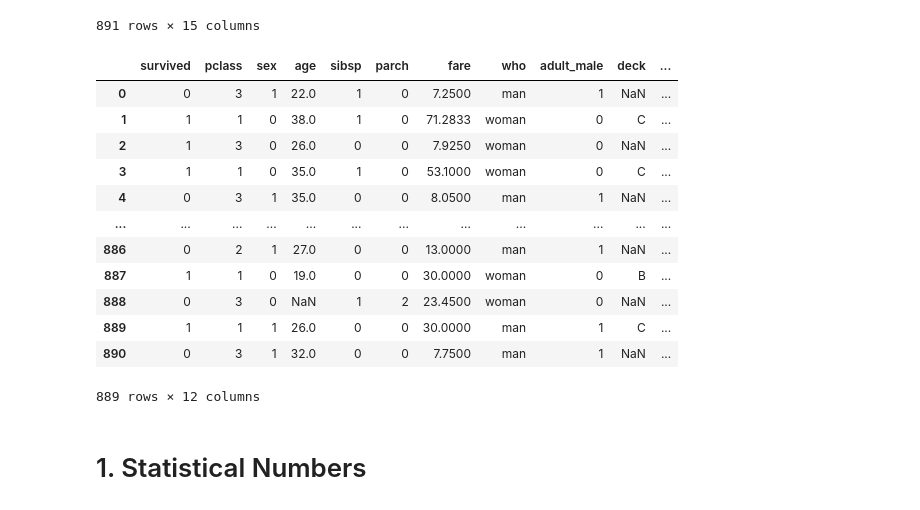
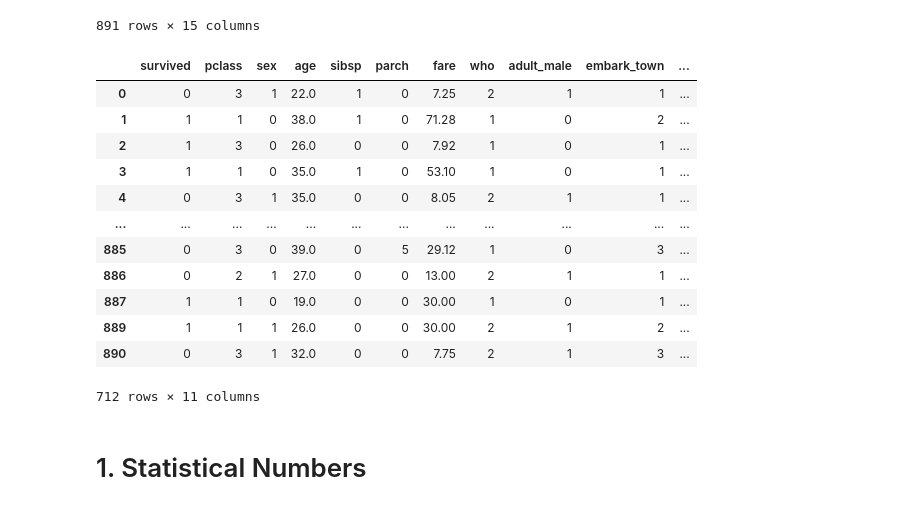
Before and after one commit to RomanGoEmpire/ai-hub, a Jupyter notebook: 2_titanic/titanic.ipynb, the cells around one changed output. Cells and saved outputs as stored; diff of their text form; code cells hidden in the pictures.

```diff
--- a/2_titanic/titanic.ipynb
+++ b/2_titanic/titanic.ipynb
@@ -37,36 +38,43 @@ data
 | 890 | 0 | 3 | male | 32.0 | 0 | 0 | 7.7500 | Q | Third | man | ... |
 891 rows × 15 columns
 # %%
-data = data.drop(["class","alive",'embarked'],axis=1)
-data = data.dropna(subset=['embark_town'])
+data = data.drop(["class", "alive", 'embarked',"deck"], axis=1)
+data = data.dropna(subset=['embark_town','age'])
 # %%
 data["sex"] = data["sex"].apply(lambda x: 1 if x == "male" else 0)
 data["adult_male"] = data["adult_male"].apply(lambda x: 1 if x == True else 0)
 data['alone'] = data['alone'].apply(lambda x: 1 if x == True else 0)
+data['fare'] = data['fare'].apply(lambda x: round(x, 2))
+
 embarked_dict = {
     "Southampton": 1,
     "Cherbourg": 2,
     "Queenstown": 3,
 }
 data['embark_town'] = data["embark_town"].apply(lambda x: embarked_dict[x])
 
-
+who_dict = {
+    "child": 0,
+    "woman": 1,
+    "man": 2
+}
+data['who'] = data["who"].apply(lambda x: who_dict[x])
 
 data
 # %% [output]
-|  | survived | pclass | sex | age | sibsp | parch | fare | who | adult_male | deck | ... |
-| 0 | 0 | 3 | 1 | 22.0 | 1 | 0 | 7.2500 | man | 1 | NaN | ... |
-| 1 | 1 | 1 | 0 | 38.0 | 1 | 0 | 71.2833 | woman | 0 | C | ... |
-| 2 | 1 | 3 | 0 | 26.0 | 0 | 0 | 7.9250 | woman | 0 | NaN | ... |
-| 3 | 1 | 1 | 0 | 35.0 | 1 | 0 | 53.1000 | woman | 0 | C | ... |
-| 4 | 0 | 3 | 1 | 35.0 | 0 | 0 | 8.0500 | man | 1 | NaN | ... |
+|  | survived | pclass | sex | age | sibsp | parch | fare | who | adult_male | embark_town | ... |
+| 0 | 0 | 3 | 1 | 22.0 | 1 | 0 | 7.25 | 2 | 1 | 1 | ... |
+| 1 | 1 | 1 | 0 | 38.0 | 1 | 0 | 71.28 | 1 | 0 | 2 | ... |
+| 2 | 1 | 3 | 0 | 26.0 | 0 | 0 | 7.92 | 1 | 0 | 1 | ... |
+| 3 | 1 | 1 | 0 | 35.0 | 1 | 0 | 53.10 | 1 | 0 | 1 | ... |
+| 4 | 0 | 3 | 1 | 35.0 | 0 | 0 | 8.05 | 2 | 1 | 1 | ... |
 | ... | ... | ... | ... | ... | ... | ... | ... | ... | ... | ... | ... |
-| 886 | 0 | 2 | 1 | 27.0 | 0 | 0 | 13.0000 | man | 1 | NaN | ... |
-| 887 | 1 | 1 | 0 | 19.0 | 0 | 0 | 30.0000 | woman | 0 | B | ... |
-| 888 | 0 | 3 | 0 | NaN | 1 | 2 | 23.4500 | woman | 0 | NaN | ... |
-| 889 | 1 | 1 | 1 | 26.0 | 0 | 0 | 30.0000 | man | 1 | C | ... |
-| 890 | 0 | 3 | 1 | 32.0 | 0 | 0 | 7.7500 | man | 1 | NaN | ... |
+| 885 | 0 | 3 | 0 | 39.0 | 0 | 5 | 29.12 | 1 | 0 | 3 | ... |
+| 886 | 0 | 2 | 1 | 27.0 | 0 | 0 | 13.00 | 2 | 1 | 1 | ... |
+| 887 | 1 | 1 | 0 | 19.0 | 0 | 0 | 30.00 | 1 | 0 | 1 | ... |
+| 889 | 1 | 1 | 1 | 26.0 | 0 | 0 | 30.00 | 2 | 1 | 2 | ... |
+| 890 | 0 | 3 | 1 | 32.0 | 0 | 0 | 7.75 | 2 | 1 | 3 | ... |
-889 rows × 12 columns
+712 rows × 11 columns
 # %% [markdown]
 # 1. Statistical Numbers
 # %%
```
Also changed, not shown: parts of 17 cells of this notebook, 1 other file.
